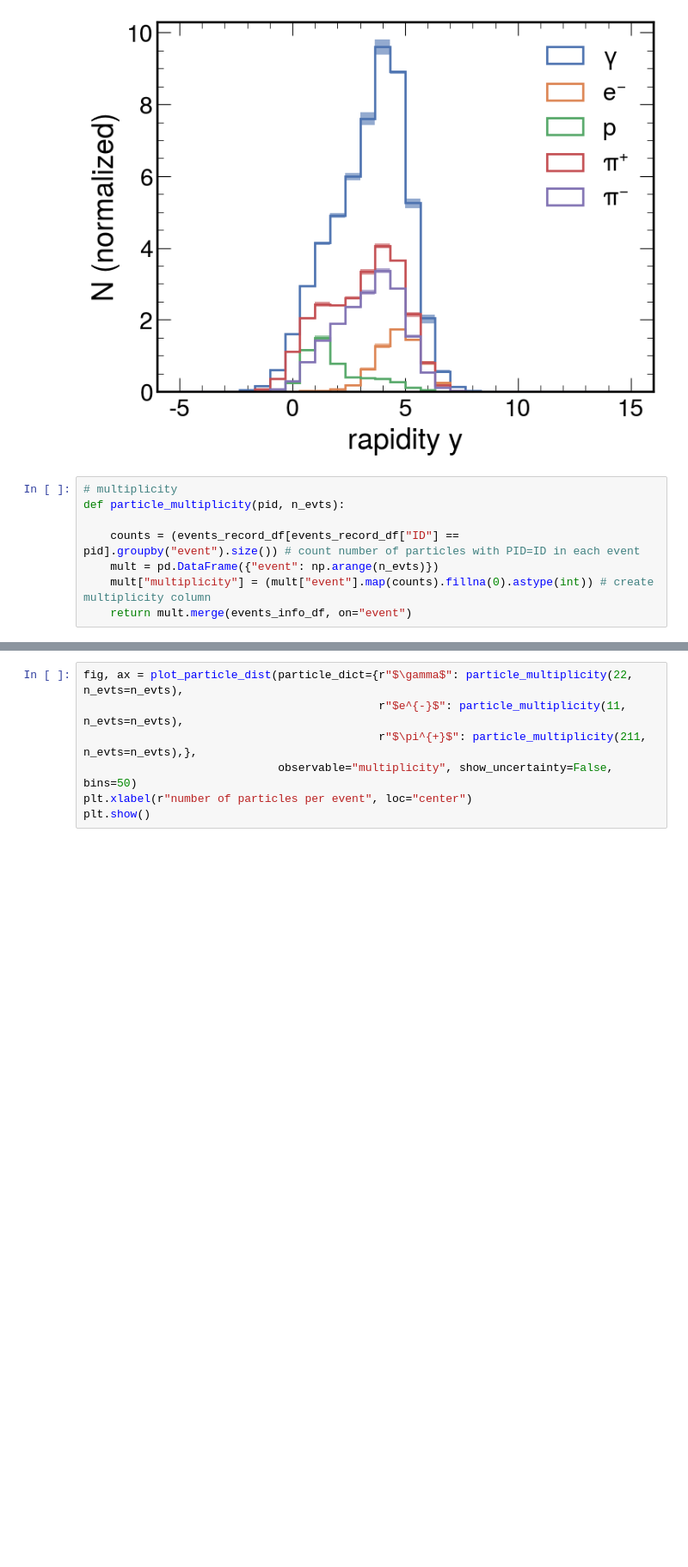
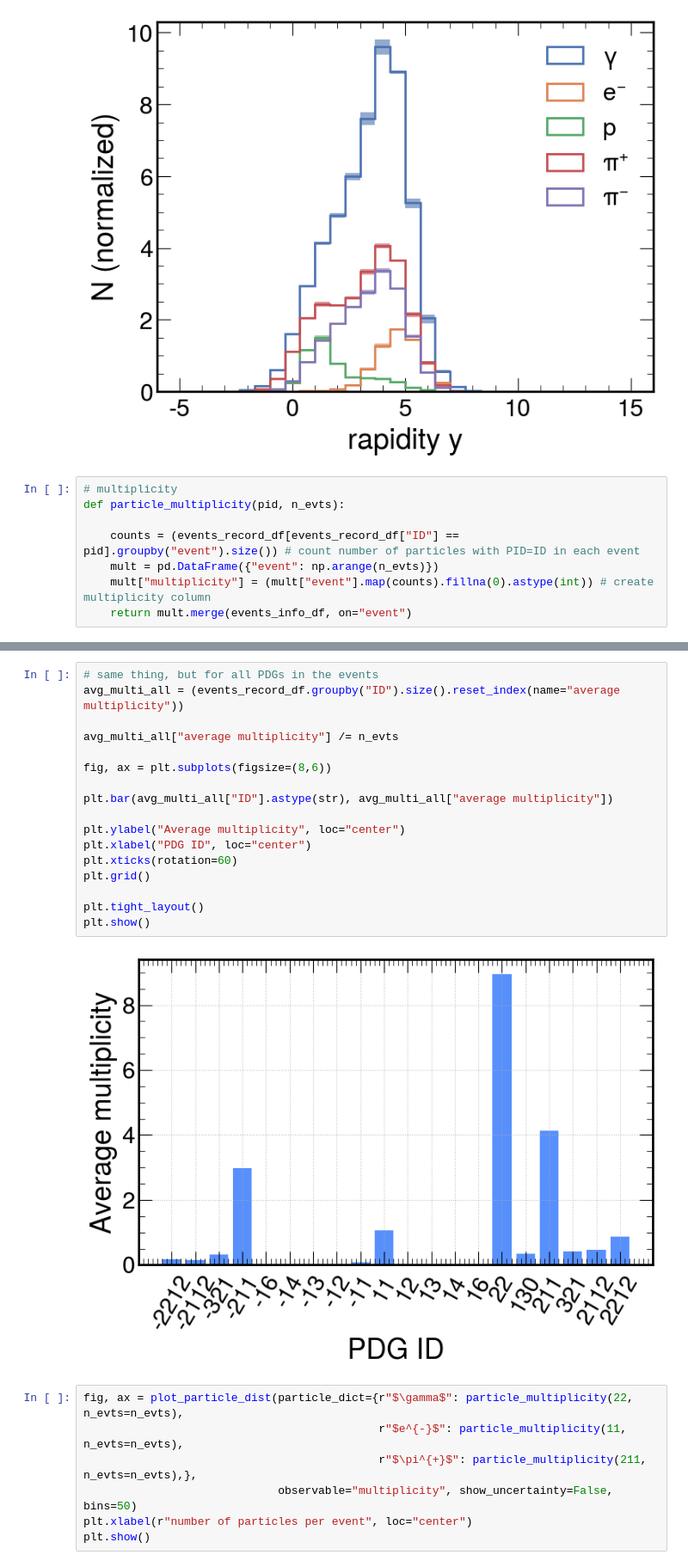
Before and after one commit to camilapramos/nuDIS, a Jupyter notebook: notebooks/plots.ipynb, the cells around one changed output, grey strips where cells are left out. Shown at 86% size. Saved outputs shown, nothing was run; the diff lists cells and outputs as text; blank space fills up the shorter version.

```diff
--- a/notebooks/plots.ipynb
+++ b/notebooks/plots.ipynb
@@ -217,3 +269,22 @@ Total number of generated events: 9997
+# %%
+# same thing, but for all PDGs in the events
+avg_multi_all = (events_record_df.groupby("ID").size().reset_index(name="average multiplicity"))
+
+avg_multi_all["average multiplicity"] /= n_evts
+
+fig, ax = plt.subplots(figsize=(8,6))
+
+plt.bar(avg_multi_all["ID"].astype(str), avg_multi_all["average multiplicity"])
+
+plt.ylabel("Average multiplicity", loc="center")
+plt.xlabel("PDG ID", loc="center")
+plt.xticks(rotation=60)
+plt.grid()
+
+plt.tight_layout()
+plt.show()
+# %% [output]
+[figure, added]
 # %%
 fig, ax = plot_particle_dist(particle_dict={r"$\gamma$": particle_multiplicity(22, n_evts=n_evts),
                                             r"$e^{-}$": particle_multiplicity(11, n_evts=n_evts),
```
Also changed, not shown: parts of 9 cells of this notebook, 3 other files.
